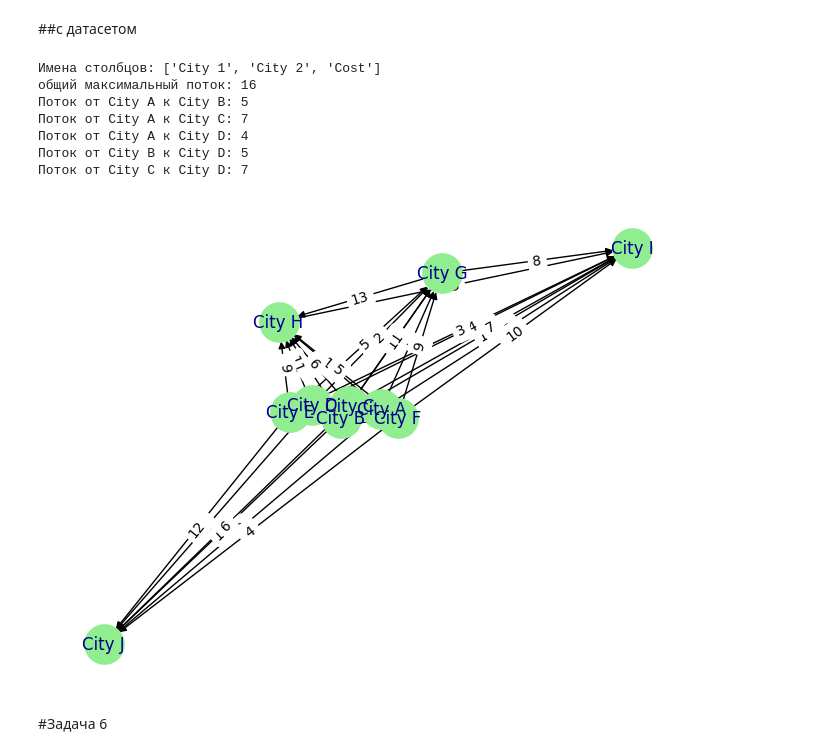
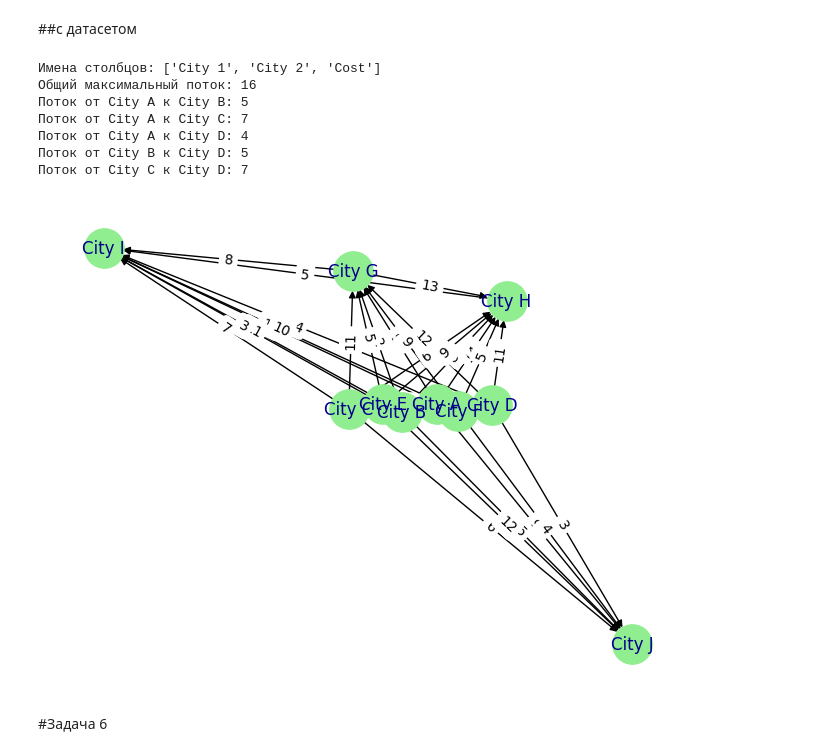
Before and after one commit to b221b/vis43, a Jupyter notebook: исит/Лабораторная 11/lab11_Titarenko.ipynb, the cells around one changed output. Cells and saved outputs as stored; diff of their text form; code cells hidden in the pictures.

```diff
--- a/исит/Лабораторная 11/lab11_Titarenko.ipynb
+++ b/исит/Лабораторная 11/lab11_Titarenko.ipynb
@@ -386,73 +357,52 @@ City F - City H, Стоимость: 5
 # %%
 import networkx as nx
 import matplotlib.pyplot as plt
 import pandas as pd
 
-def sozdanie_grafa(dataname):
-    G = nx.DiGraph()
+dataname = 'lab4.csv'
+G = nx.DiGraph()
 
-    # Читаем данные из CSV файла с правильным разделителем
-    data = pd.read_csv(dataname, delimiter=';')
+data = pd.read_csv(dataname, delimiter=';')
+print("Имена столбцов:", data.columns.tolist())
+data.columns = data.columns.str.strip()
 
-    # Выводим имена столбцов для проверки
-    print("Имена столбцов:", data.columns.tolist())
+for index, row in data.iterrows():
+    G.add_edge(row['City 1'], row['City 2'], capacity=row['Cost'])
 
-    # Убираем лишние пробелы из названий столбцов, если они есть
-    data.columns = data.columns.str.strip()
+istochnik = 'City A'
+priznak = 'City D'
 
-    # Создаем граф на основе датафрейма
-    for index, row in data.iterrows():
-        G.add_edge(row['City 1'], row['City 2'], capacity=row['Cost'])
+potok, slovar_potoka = nx.maximum_flow(G, istochnik, priznak)
 
-    return G
+print("Общий максимальный поток:", potok)
+for u in slovar_potoka:
+    for v in slovar_potoka[u]:
+        if slovar_potoka[u][v] > 0:
+            print(f"Поток от {u} к {v}: {slovar_potoka[u][v]}")
 
-def maksimalnyy_potok(G, istochnik, priznak):
-    potok, slovar_potoka = nx.maximum_flow(G, istochnik, priznak)
-    return potok, slovar_potoka
+pozitsii = nx.spring_layout(G)
+nx.draw(G, pozitsii, with_labels=True, node_color='lightgreen', node_size=800, font_size=12, font_color='darkblue')
 
-def risovanie_grafa(G, slovar_potoka):
-    pozitsii = nx.spring_layout(G)
-    nx.draw(G, pozitsii, with_labels=True, node_color='lightgreen', node_size=800, font_size=12, font_color='darkblue')
+metki_reber = nx.get_edge_attributes(G, 'capacity')
+nx.draw_networkx_edge_labels(G, pozitsii, edge_labels=metki_reber)
 
-    metki_reber = nx.get_edge_attributes(G, 'capacity')
-    nx.draw_networkx_edge_labels(G, pozitsii, edge_labels=metki_reber)
+for u, v in slovar_potoka.items():
+    for target, potok in v.items():
+        if potok > 0:
+            metki_reber[(u, target)] = f"{metki_reber[(u, target)]} (P: {potok})"
+nx.draw_networkx_edge_labels(G, pozitsii, edge_labels=metki_reber)
 
-    for u, v in slovar_potoka.items():
-        for target, potok in v.items():
-            if potok > 0:
-                metki_reber[(u, target)] = f"{metki_reber[(u, target)]} (P: {potok})"
-    nx.draw_networkx_edge_labels(G, pozitsii, edge_labels=metki_reber)
-
-    plt.grid(True)
-    plt.show()
-
-def osnovnoy():
-    dataname = 'lab4.csv'  # Укажите путь к вашему CSV-файлу
-    G = sozdanie_grafa(dataname)
-    istochnik = 'City A'
-    priznak = 'City D'  # Замените на ваш конечный пункт
-
-    potok, slovar_potoka = maksimalnyy_potok(G, istochnik, priznak)
-
-    print("общий максимальный поток:", potok)
-    for u in slovar_potoka:
-        for v in slovar_potoka[u]:
-            if slovar_potoka[u][v] > 0:
-                print(f"Поток от {u} к {v}: {slovar_potoka[u][v]}")
-
-    risovanie_grafa(G, slovar_potoka)
-
-if __name__ == "__main__":
-    osnovnoy()
+plt.grid(True)
+plt.show()
 # %% [output]
 Имена столбцов: ['City 1', 'City 2', 'Cost']
-общий максимальный поток: 16
+Общий максимальный поток: 16
 Поток от City A к City B: 5
 Поток от City A к City C: 7
 Поток от City A к City D: 4
 Поток от City B к City D: 5
 Поток от City C к City D: 7
-[figure, old version]
+[figure, new version]
 # %% [markdown]
 #Задача 6
 # %% [markdown]
```
Also changed, not shown: parts of 14 cells of this notebook.
